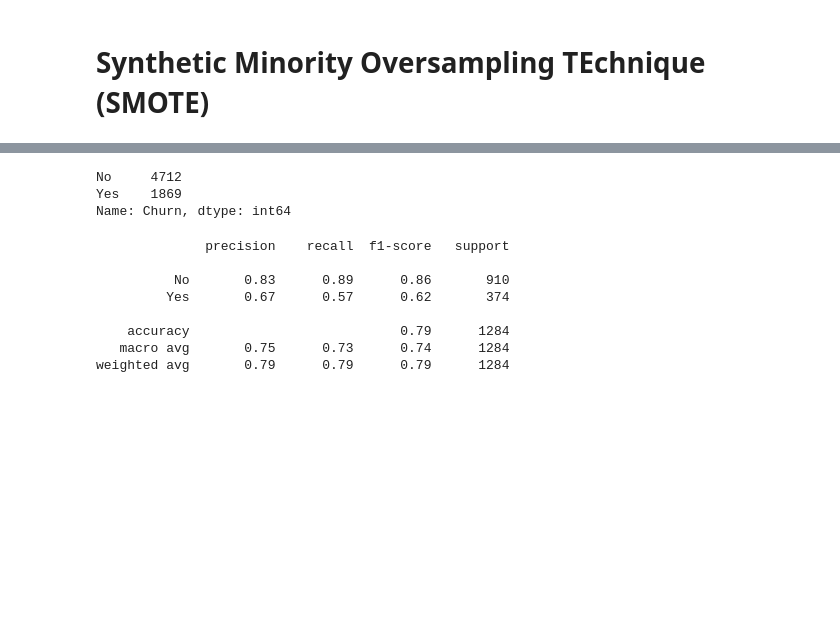
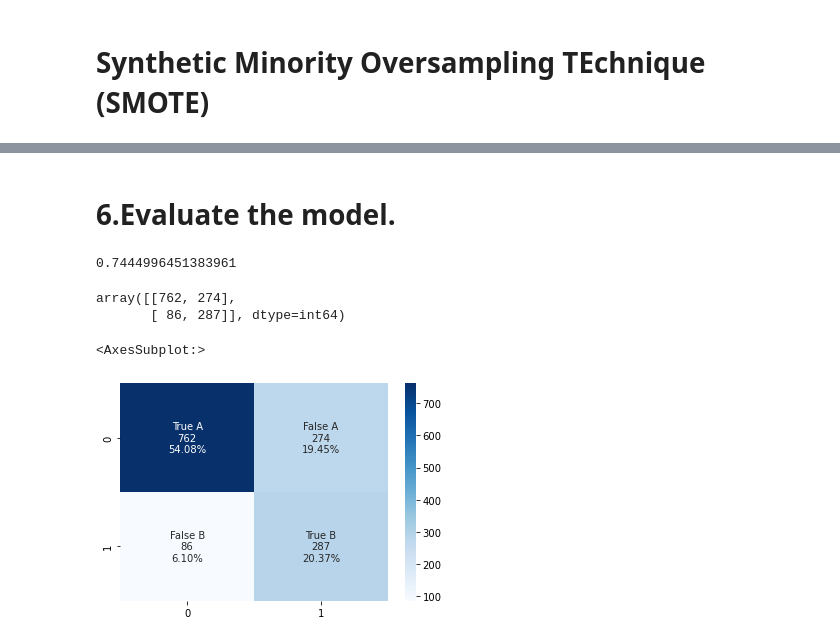
Before and after one commit to radhikagokhale/lab-imbalanced-data, a Jupyter notebook: solution.ipynb, the cells around one changed output, grey strips where cells are left out. Saved outputs shown, nothing was run; the diff lists cells and outputs as text; code cells hidden in the pictures; blank space fills up the shorter version.

```diff
--- a/solution.ipynb
+++ b/solution.ipynb
@@ -184,13 +199,6 @@ Name: Churn, dtype: int64
 # %%
-X = pd.get_dummies(data.drop('Churn', axis=1))
-y = data['Churn']
-
-X_train, X_test, y_train, y_test = train_test_split(X, y, test_size=0.2, random_state=42, stratify=y)
-
-X_train, y_train = smote.fit_resample(X_train, y_train)
-
-classification = LogisticRegression(random_state=42, max_iter=100000)
-classification.fit(X_train, y_train)
+classification = LogisticRegression(random_state=42, multi_class='multinomial', max_iter=500) # max_iter #multiclass multinomial é o problema
+classification.fit(X_sm, y_sm)
 
 predictions = classification.predict(X_test)
 print(classification_report(y_test, predictions))
@@ -210,33 +214,27 @@ from imblearn.under_sampling import TomekLinks
-# %%
-X = data.drop('Churn', axis=1)
-y = data['Churn']
-
-tomek = TomekLinks()
-X_tl, y_tl = tomek.fit_resample(X, y)
-y_tl.value_counts()
-# %% [output]
-No     4712
-Yes    1869
-Name: Churn, dtype: int64
-# %%
-X = pd.get_dummies(data.drop('Churn', axis=1)).reset_index()
-y = data['Churn']
-
-X_, y_ = tomek.fit_resample(X, y)
-
-X_train, X_test, y_train, y_test = train_test_split(X_, y_, test_size=0.2, random_state=42, stratify=y_)
-
-classification = LogisticRegression(random_state=42, max_iter=100000)
-classification.fit(X_train, y_train)
-
-predictions = classification.predict(X_test)
-print(classification_report(y_test, predictions))
-# %% [output]
-              precision    recall  f1-score   support
-
-          No       0.83      0.89      0.86       910
-         Yes       0.67      0.57      0.62       374
-
-    accuracy                           0.79      1284
-   macro avg       0.75      0.73      0.74      1284
-weighted avg       0.79      0.79      0.79      1284
+# %% [markdown]
+# 6.Evaluate the model.
+# %%
+#Evaluate the model.
+classification.score(X_test, y_test)
+# %% [output]
+0.7444996451383961
+# %%
+confusion_matrix(y_test, predictions)
+# %% [output]
+array([[762, 274],
+       [ 86, 287]], dtype=int64)
+# %%
+cf_matrix = confusion_matrix(y_test, predictions)
+y_true = y_test
+y_pred = predictions
+confusion_matrix(y_true, y_pred)
+
+group_names = ['True A', 'False A', 'False B', 'True B']
+group_counts = ["{0:0.0f}".format(value) for value in cf_matrix.flatten()]
+group_percentages = ["{0:.2%}".format(value) for value in cf_matrix.flatten()/np.sum(cf_matrix)]
+labels = [f"{v1}\n{v2}\n{v3}" for v1, v2, v3 in zip(group_names,group_counts,group_percentages)]
+labels = np.asarray(labels).reshape(2,2)
+sns.heatmap(cf_matrix, annot=labels, fmt='', cmap='Blues')
+# %% [output]
+<AxesSubplot:>
+[figure, added]
```
Also changed, not shown: parts of 34 cells of this notebook.
